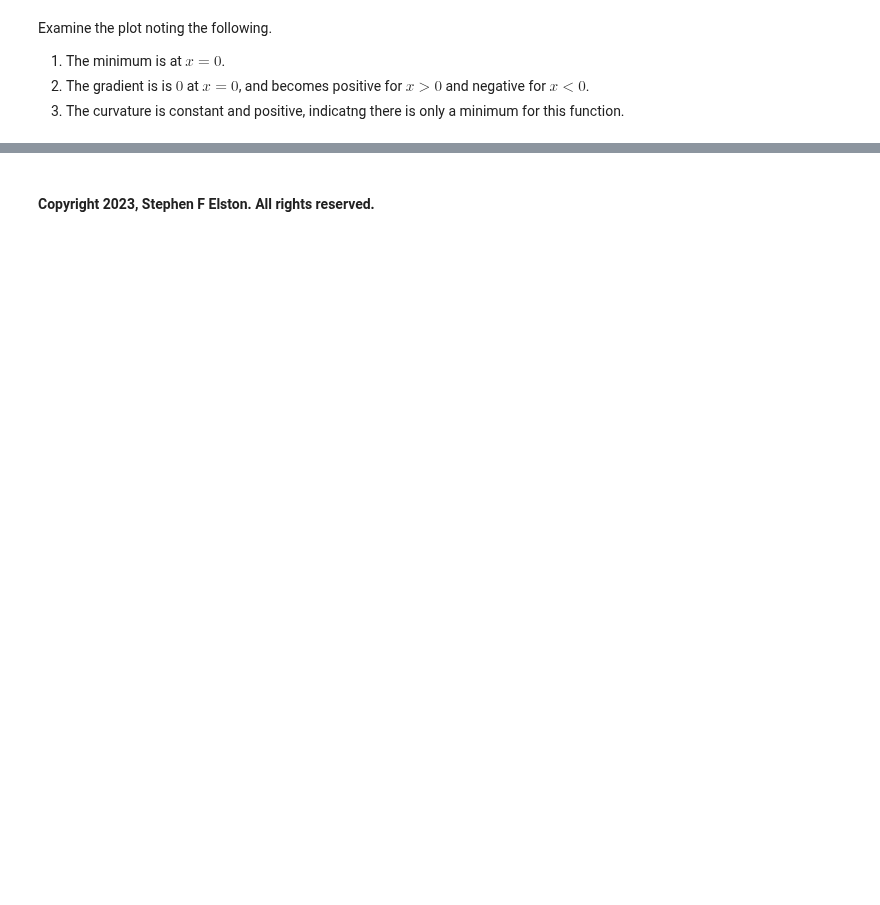
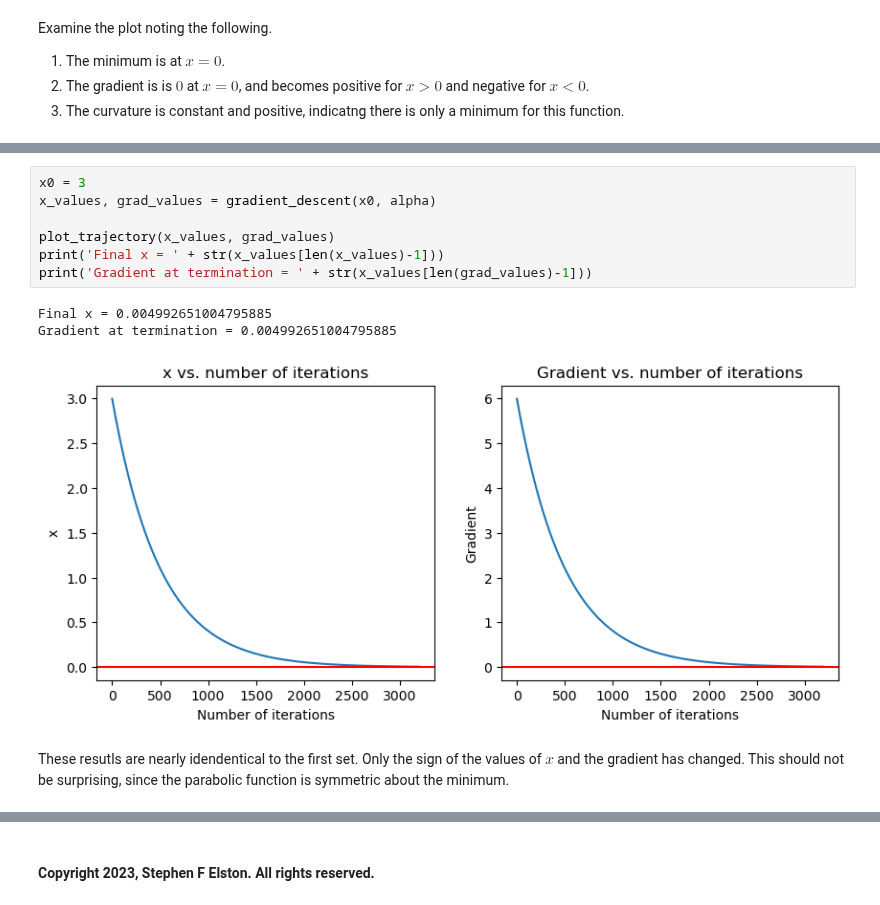
Before and after one commit to StephenElston/CSCI-E-83, a Jupyter notebook: SupplementaryMaterials/VectorCalculusReivew.ipynb, the cells around one changed output, grey strips where cells are left out. Cells and saved outputs as stored; diff of their text form; blank space fills up the shorter version.

```diff
--- a/SupplementaryMaterials/VectorCalculusReivew.ipynb
+++ b/SupplementaryMaterials/VectorCalculusReivew.ipynb
@@ -50 +117,14 @@ Examine the plot noting the following.
+# %%
+x0 = 3
+x_values, grad_values = gradient_descent(x0, alpha)
+
+plot_trajectory(x_values, grad_values)
+print('Final x = ' + str(x_values[len(x_values)-1]))
+print('Gradient at termination = ' + str(x_values[len(grad_values)-1]))
+# %% [output]
+Final x = 0.004992651004795885
+Gradient at termination = 0.004992651004795885
+[figure, added]
+# %% [markdown]
+These resutls are nearly idendentical to the first set. Only the sign of the values of $x$ and the gradient has changed. This should not be surprising, since the parabolic function is symmetric about the minimum.
 # %% [markdown]
```
Also changed, not shown: parts of 9 cells of this notebook.
